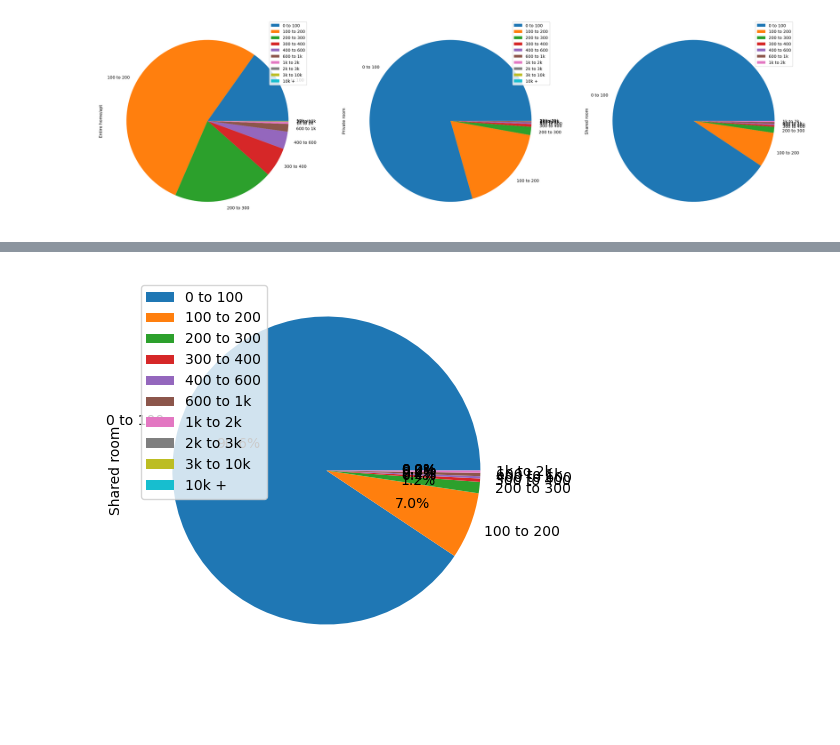
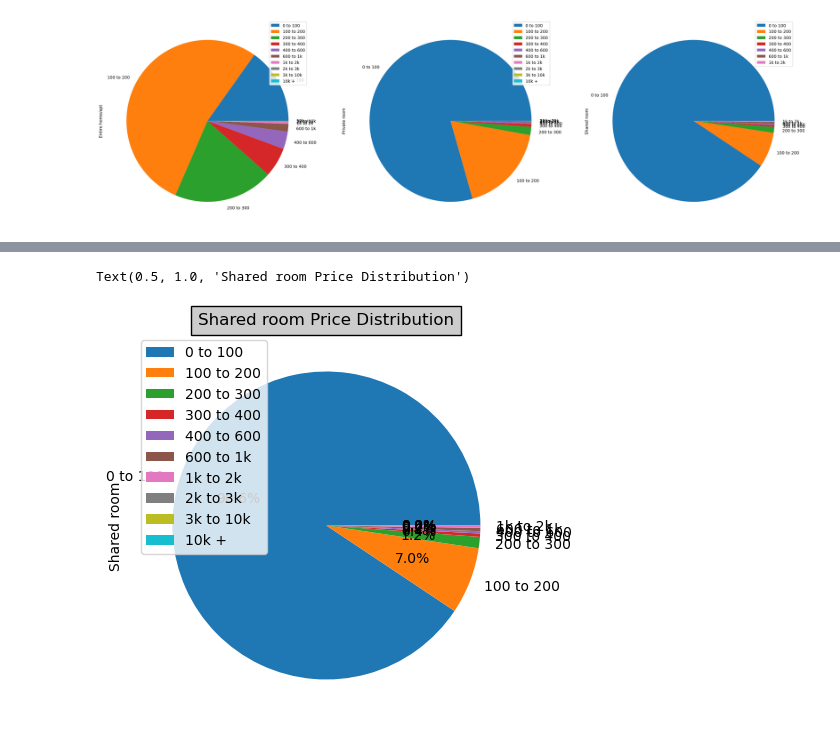
Before and after one commit to BrendaWardhaugh/Project1, a Jupyter notebook: Room_Price.ipynb, the cells around one changed output, grey strips where cells are left out. Drawn from its saved outputs; the diff is of its cells as text; code cells hidden in the pictures; blank space fills up the shorter version.

```diff
--- a/Room_Price.ipynb
+++ b/Room_Price.ipynb
@@ -163,4 +167,6 @@ plot = room_price_pie.plot.pie(y='Private room', autopct='%1.1f%%', figsize=(5,
 # %%
 plot = room_price_pie.plot.pie(y='Shared room', autopct='%1.1f%%', figsize=(5, 5))
+plt.title("Shared room Price Distribution", bbox={'facecolor':'0.8', 'pad':5})
 # %% [output]
+Text(0.5, 1.0, 'Shared room Price Distribution')
-[figure, old version]
+[figure, new version]
```
Also changed, not shown: parts of 2 cells of this notebook.
